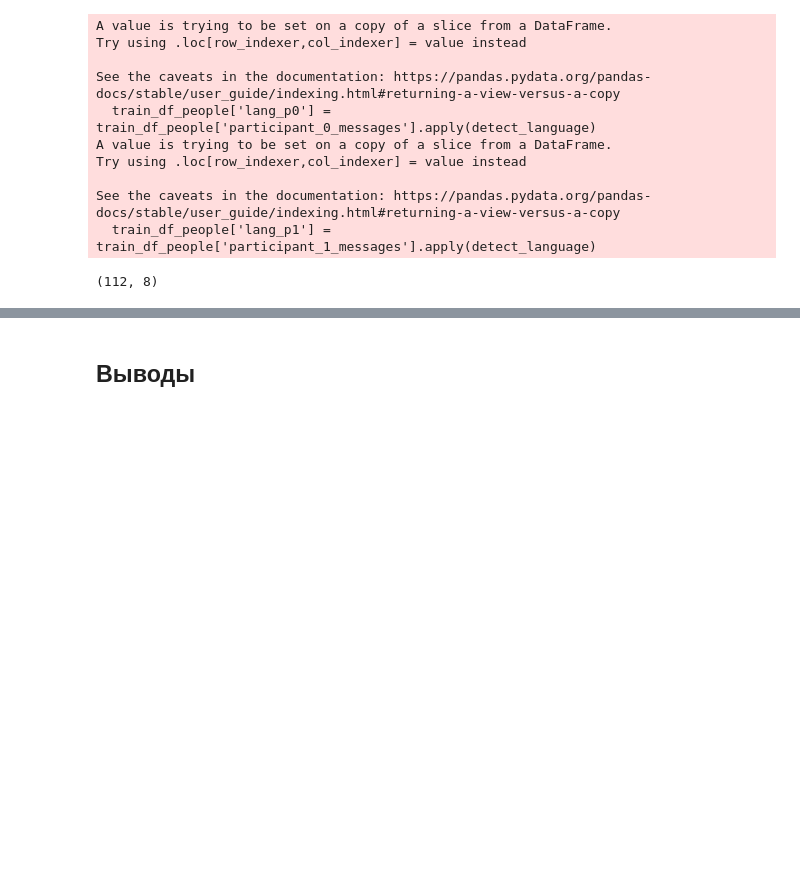
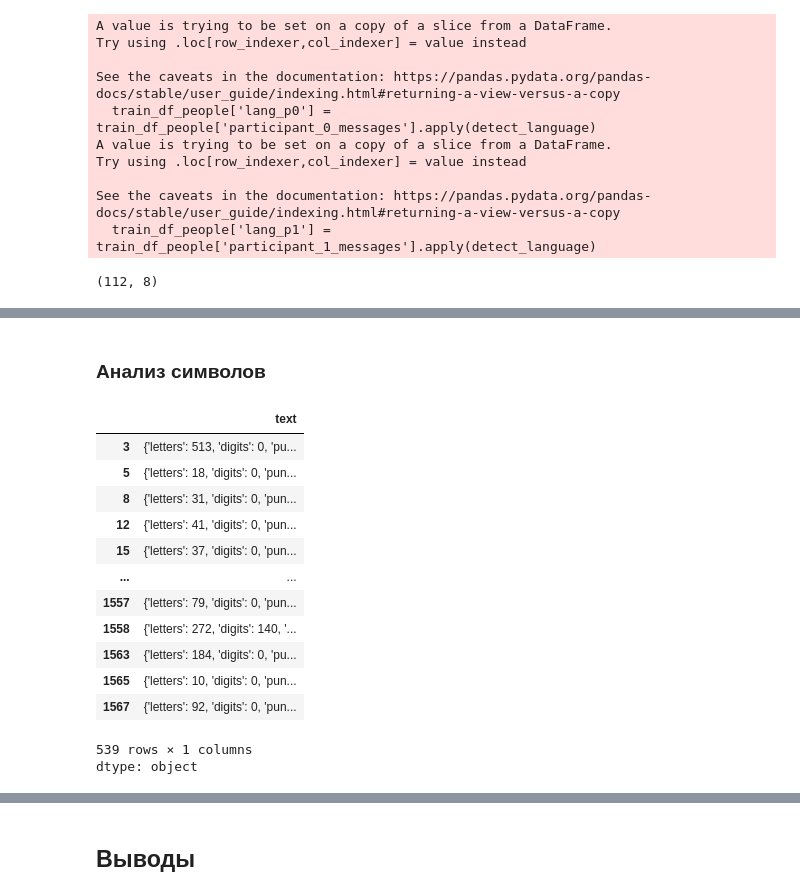
Before and after one commit to skytecat/YouAreBot, a Jupyter notebook: YouAreBot.ipynb, the cells around one changed output, grey strips where cells are left out. Cells and saved outputs as stored; diff of their text form; code cells hidden in the pictures; blank space fills up the shorter version.

```diff
--- a/YouAreBot.ipynb
+++ b/YouAreBot.ipynb
@@ -1373,0 +1677,44 @@ train_df_people.query('lang_p0 != lang_p1').shape
+# %% [markdown]
+### Анализ символов
+# %%
+import re
+import pandas as pd
+import numpy as np
+from collections import Counter
+import matplotlib.pyplot as plt
+import seaborn as sns
+
+def analyze_character_types(text):
+    """
+    Подсчитывает количество символов разных типов в тексте.
+    """
+    text = str(text)
+
+    return {
+        'letters': len(re.findall(r'[а-яА-ЯёЁa-zA-Z]', text)),
+        'digits': len(re.findall(r'\d', text)),
+        'punctuation': len(re.findall(r'[.,!?;:()\[\]{}"\'\-–—]', text)),
+        'other': len(re.findall(r'[^а-яА-ЯёЁa-zA-Z0-9\s.,!?;:()\[\]{}"\'\-–—]', text)),
+        'spaces': len(re.findall(r'\s', text)),
+        'total': len(text)
+    }
+
+bots_char_stats = bots_mes['text'].apply(analyze_character_types)
+humans_char_stats = humans_mes['text'].apply(analyze_character_types)
+
+bots_char_stats
+# %% [output]
+|  | text |
+| 3 | {'letters': 513, 'digits': 0, 'pu... |
+| 5 | {'letters': 18, 'digits': 0, 'pun... |
+| 8 | {'letters': 31, 'digits': 0, 'pun... |
+| 12 | {'letters': 41, 'digits': 0, 'pun... |
+| 15 | {'letters': 37, 'digits': 0, 'pun... |
+| ... | ... |
+| 1557 | {'letters': 79, 'digits': 0, 'pun... |
+| 1558 | {'letters': 272, 'digits': 140, '... |
+| 1563 | {'letters': 184, 'digits': 0, 'pu... |
+| 1565 | {'letters': 10, 'digits': 0, 'pun... |
+| 1567 | {'letters': 92, 'digits': 0, 'pun... |
+539 rows × 1 columns
+dtype: object
```
Also changed, not shown: parts of 24 cells of this notebook.
